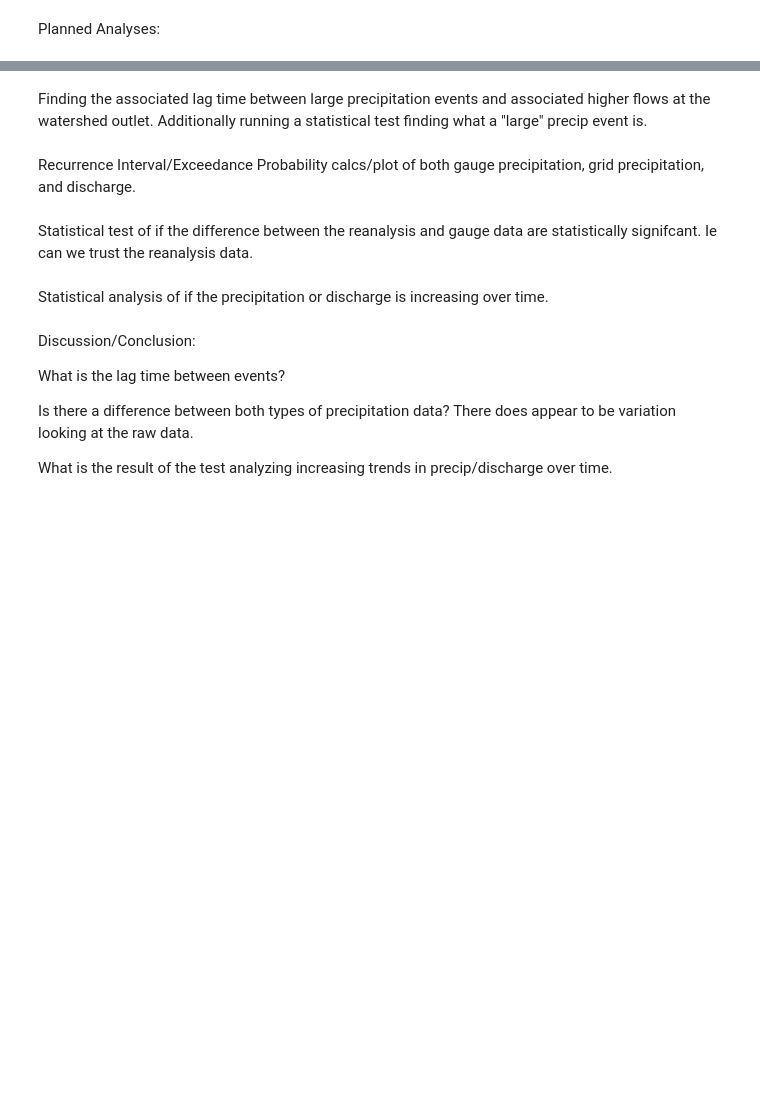
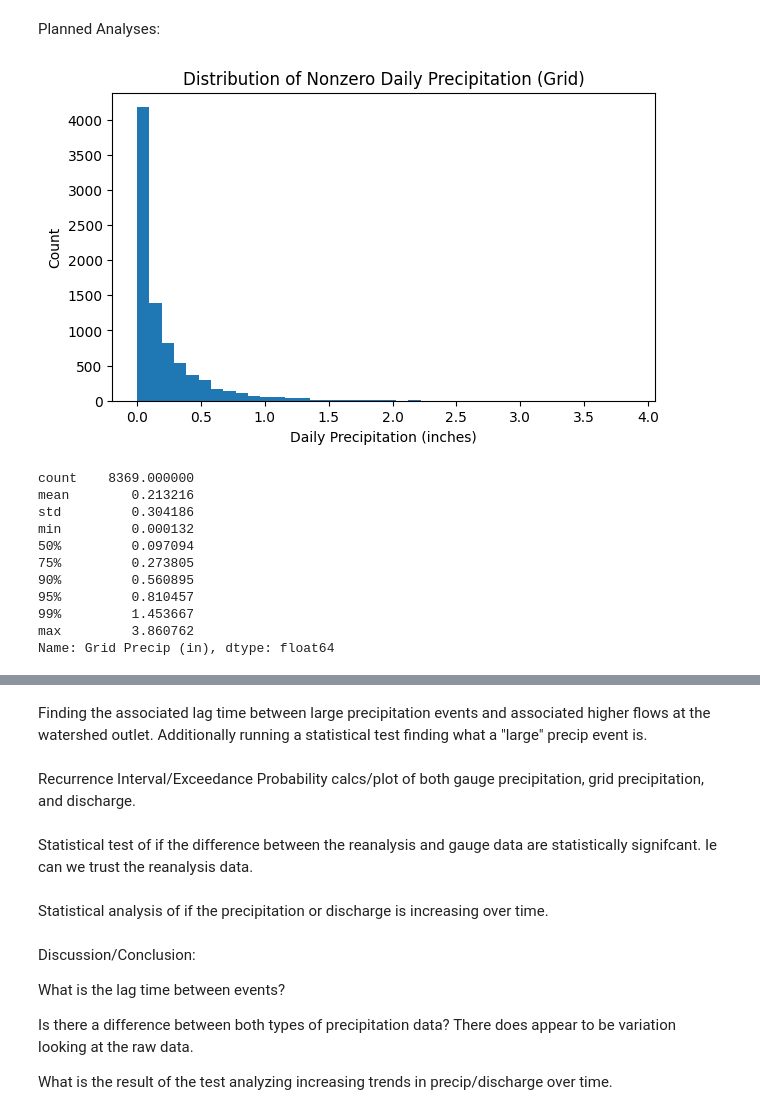
Before and after one commit to ROmslaer/ROmslaer895, a Jupyter notebook: ROmslaer Final Project.ipynb, the cells around one changed output, grey strips where cells are left out. Saved outputs shown, nothing was run; the diff lists cells and outputs as text; code cells hidden in the pictures; blank space fills up the shorter version.

```diff
--- a/ROmslaer Final Project.ipynb
+++ b/ROmslaer Final Project.ipynb
@@ -221,2 +259,26 @@ ax.legend()
 # %% [markdown]
 Planned Analyses:
+# %%
+pgrid = project_complete['Grid Precip (in)'].dropna()
+pgrid_nonzero = pgrid[pgrid > 0]
+plt.figure(figsize=(7,4))
+plt.hist(pgrid_nonzero, bins=40)
+plt.xlabel('Daily Precipitation (inches)')
+plt.ylabel('Count')
+plt.title('Distribution of Nonzero Daily Precipitation (Grid)')
+plt.show()
+print(pgrid_nonzero.describe(percentiles=[0.5, 0.75, 0.9, 0.95, 0.99]))
+#grid precipitation analysis
+# %% [output]
+[figure, added]
+count    8369.000000
+mean        0.213216
+std         0.304186
+min         0.000132
+50%         0.097094
+75%         0.273805
+90%         0.560895
+95%         0.810457
+99%         1.453667
+max         3.860762
+Name: Grid Precip (in), dtype: float64
```
Also changed, not shown: parts of 4 cells of this notebook.
